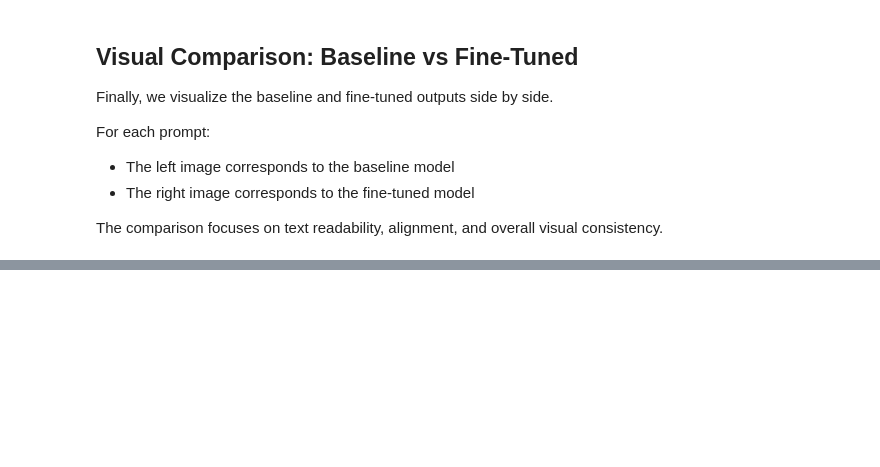
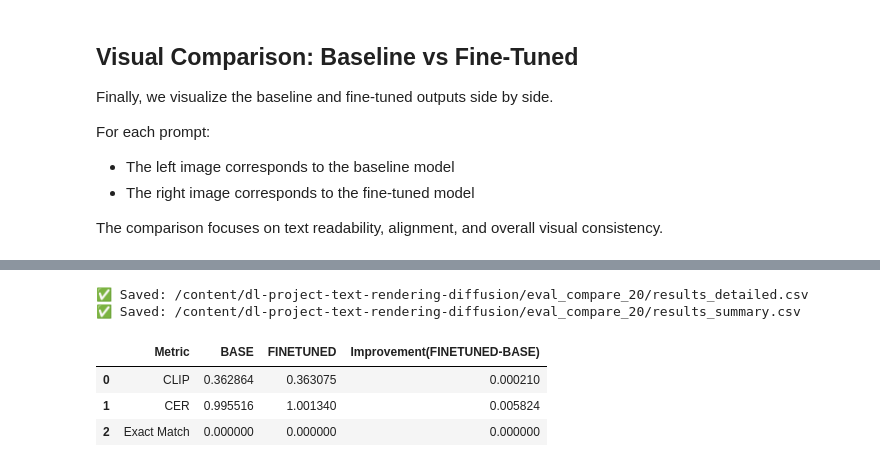
Before and after one commit to nirrahav/dl-project-text-rendering-diffusion, a Jupyter notebook: colab/Final_project.ipynb, the cells around one changed output, grey strips where cells are left out. Cells and saved outputs as stored; diff of their text form; code cells hidden in the pictures; blank space fills up the shorter version.

Commit message:
Update final project

```diff
--- a/colab/Final_project.ipynb
+++ b/colab/Final_project.ipynb
@@ -285,0 +522,32 @@ plt.show()
+# %%
+summary = pd.DataFrame({
+    "Metric": ["CLIP", "CER", "Exact Match"],
+    "BASE": [
+        df["clip_base"].mean(),
+        df["cer_base"].mean(),
+        df["exact_base"].mean(),
+    ],
+    "FINETUNED": [
+        df["clip_ft"].mean(),
+        df["cer_ft"].mean(),
+        df["exact_ft"].mean(),
+    ],
+})
+
+summary["Improvement(FINETUNED-BASE)"] = summary["FINETUNED"] - summary["BASE"]
+
+# save
+df.to_csv(EVAL_DIR / "results_detailed.csv", index=False, encoding="utf-8")
+summary.to_csv(EVAL_DIR / "results_summary.csv", index=False, encoding="utf-8")
+
+print("✅ Saved:", (EVAL_DIR / "results_detailed.csv").resolve())
+print("✅ Saved:", (EVAL_DIR / "results_summary.csv").resolve())
+
+summary
+# %% [output]
+✅ Saved: /content/dl-project-text-rendering-diffusion/eval_compare_20/results_detailed.csv
+✅ Saved: /content/dl-project-text-rendering-diffusion/eval_compare_20/results_summary.csv
+|  | Metric | BASE | FINETUNED | Improvement(FINETUNED-BASE) |
+| 0 | CLIP | 0.362864 | 0.363075 | 0.000210 |
+| 1 | CER | 0.995516 | 1.001340 | 0.005824 |
+| 2 | Exact Match | 0.000000 | 0.000000 | 0.000000 |
```
Also changed, not shown: parts of 13 cells of this notebook, 1 other file.
